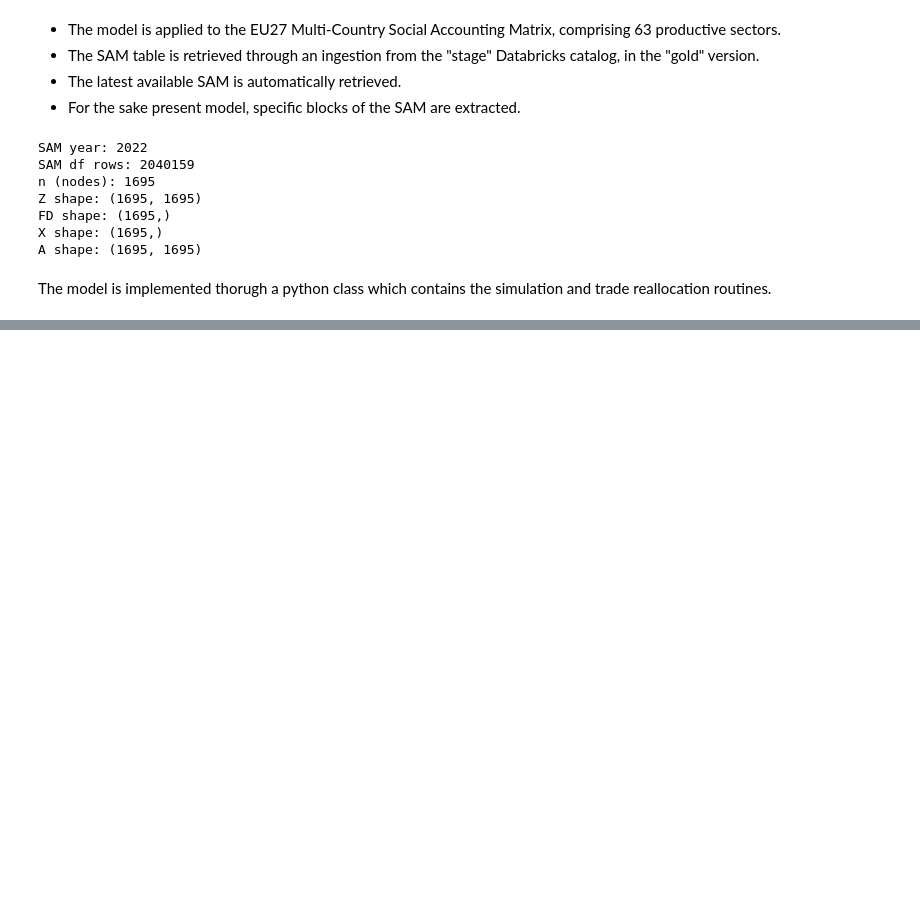
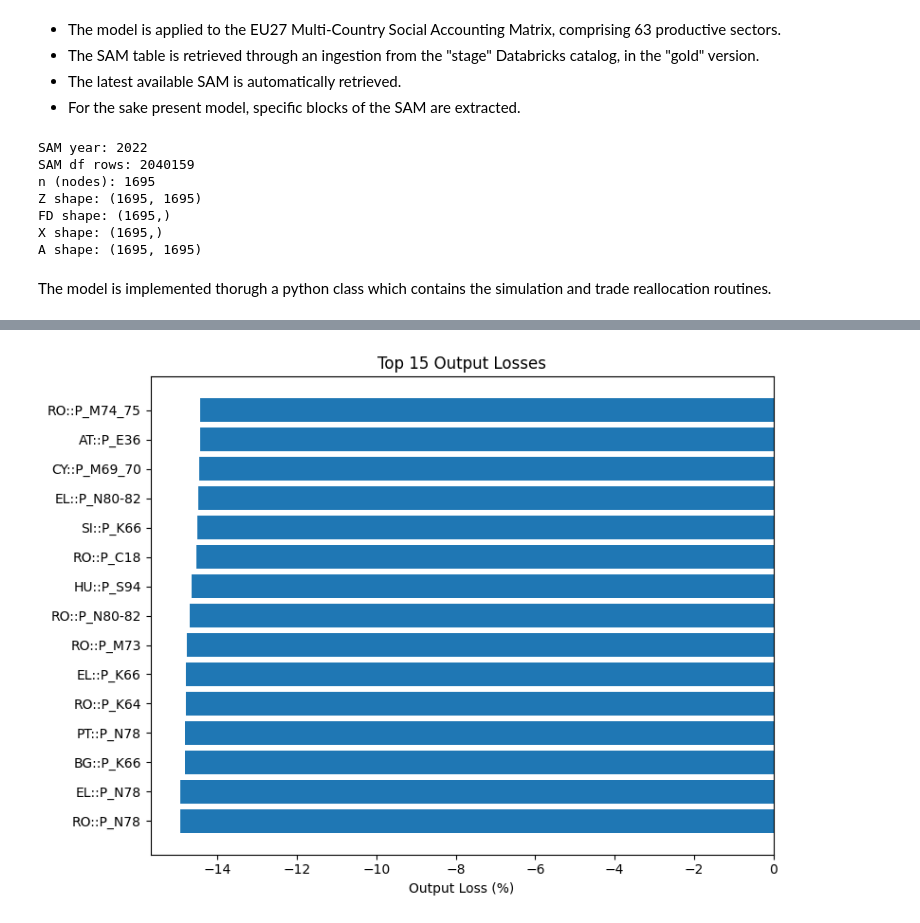
Before and after one commit to RaulDeMaio/Physical-Climate-Risk, a Jupyter notebook: main.ipynb, the cells around one changed output, grey strips where cells are left out. Saved outputs shown, nothing was run; the diff lists cells and outputs as text; code cells hidden in the pictures; blank space fills up the shorter version.

Commit message:
Model update

```diff
--- a/main.ipynb
+++ b/main.ipynb
@@ -185,0 +89,16 @@ plt.show()
+# %%
+results = model.run(
+    country_codes=["IT"],                 # choose your country
+    sector_codes=["P_C10-12","P_D"],            # choose 1 or many sectors
+    supply_shock_pct=15,
+    demand_shock_pct=0,
+    gamma=0.5,
+    max_iter=100,
+    tol=1e-6,
+    return_history=True
+)
+
+print("Converged:", results["converged"])
+print("Iterations:", results["iterations"])
+print("Final demand gap:", results["demand_gap_last"])
+print("Final output gap:", results["output_gap_last"])
@@ -185,0 +110,20 @@ plt.show()
+# %%
+X0 = model.X              # baseline output (before shocks)
+X_final = results["X_supply_final"]
+FD_post = results["FD_post"]
+FD_implied = results["FD_implied_final"]
+Z_final = results["Z_final"]
+# %%
+output_loss = (X_final - X) / X * 100
+# %%
+import pandas as pd
+
+df_loss = pd.DataFrame({
+    "node": node_labels,
+    "x_baseline": X,
+    "x_final": X_final,
+    "loss_pct": output_loss
+})
+
+df_loss_sorted = df_loss.sort_values("loss_pct")
+df_loss_sorted.head(15)
@@ -185,0 +147,11 @@ plt.show()
+# %%
+import matplotlib.pyplot as plt
+
+plt.figure(figsize=(8, 6))
+plt.barh(df_loss_sorted["node"][:15], df_loss_sorted["loss_pct"][:15])
+plt.xlabel("Output Loss (%)")
+plt.title("Top 15 Output Losses")
+plt.tight_layout()
+plt.show()
+# %% [output]
+[figure, added]
```
Also changed, not shown: parts of 12 cells of this notebook, 4 other files.
